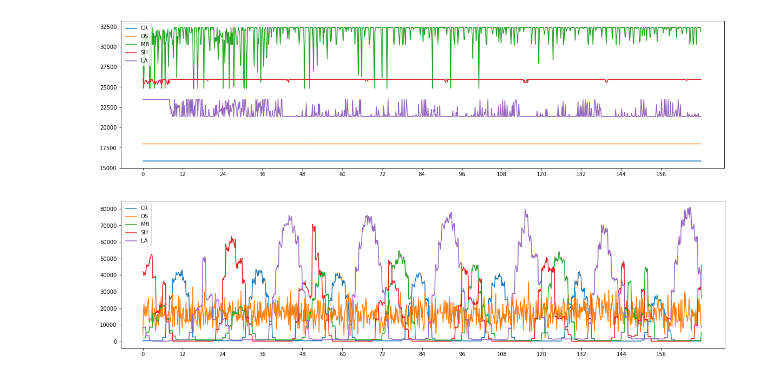
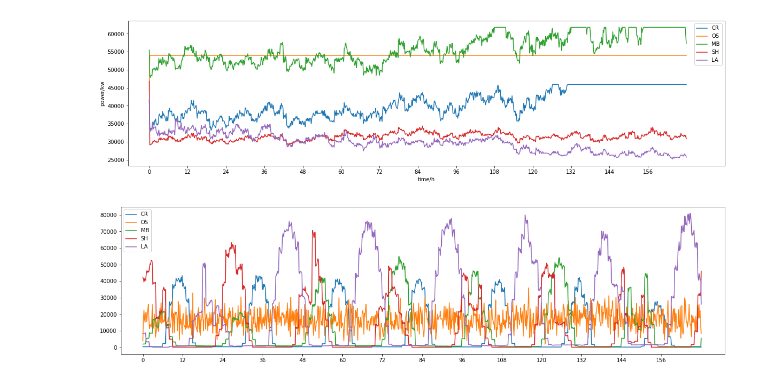
Before and after one commit to pmzhu444/CloudSimPerSimple, a Jupyter notebook: experiment_data/mincost.ipynb, the cells around one changed output. Cells and saved outputs as stored; diff of their text form; code cells hidden in the pictures.

```diff
--- a/experiment_data/mincost.ipynb
+++ b/experiment_data/mincost.ipynb
@@ -4,7 +4,7 @@ import pandas as pd
 
 from matplotlib import pyplot as plt
 # %%
-df = pd.read_csv("./file/3_16bugmiss/mincost.csv", sep=",")
+df = pd.read_csv("./file/3_23/mincost.csv", sep=",")
 df = df.drop(['Unnamed: 15'], axis=1)
 df
 # %% [output]
@@ -31,11 +31,14 @@ df_LA = df.loc[df['dcName'] == 'DC_LA'].reset_index()
 df_DcConsume = pd.DataFrame({'CR':df_CR['dcConsume'], 'OS':df_OS['dcConsume'], 'MB':df_MB['dcConsume'], 'SH':df_SH['dcConsume'], 'LA':df_LA['dcConsume']})
 # %%
 df_DcConsume.plot(figsize= (20, 5))
-plt.xlim(-40, 1050)
+plt.xlim(-40, 1080)
 plt.xticks(np.arange(0, 1008, 72), np.arange(0, 168, 12))
+plt.xlabel("time/h")
+plt.ylabel("power/kw")
+plt.legend(loc = 1)
 plt.show()
 # %% [output]
-[figure, old version]
+[figure, new version]
 # %%
 df_ReSupply = pd.DataFrame({'CR':df_CR['reSupply'], 'OS':df_OS['reSupply'], 'MB':df_MB['reSupply'], 'SH':df_SH['reSupply'], 'LA':df_LA['reSupply']})
 # %%
```
Also changed, not shown: parts of 9 cells of this notebook, 26 other files.
